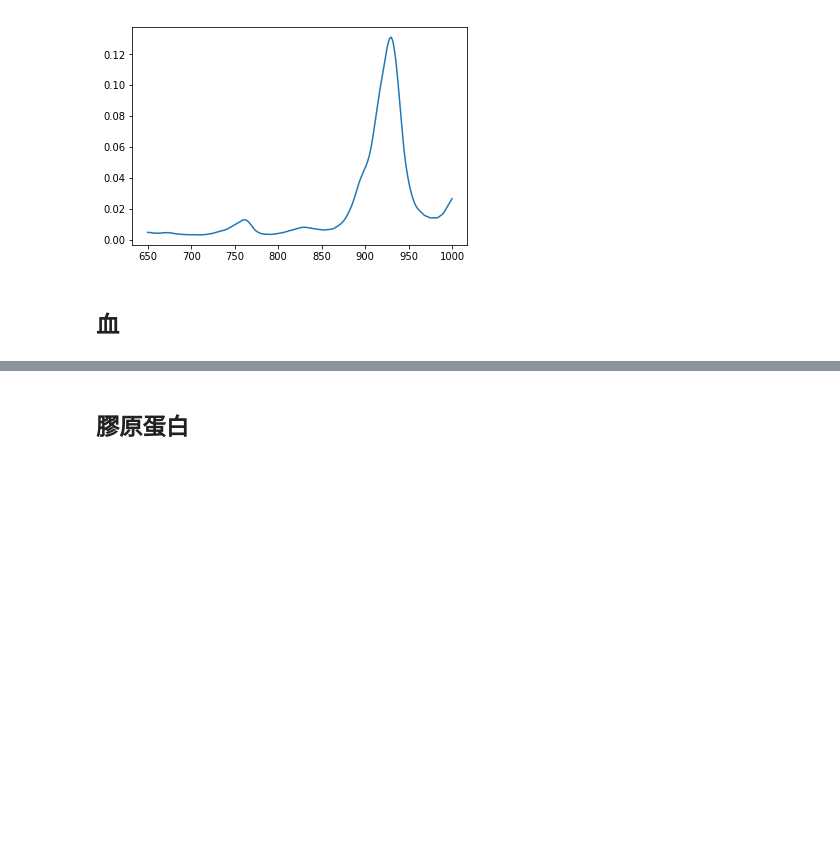
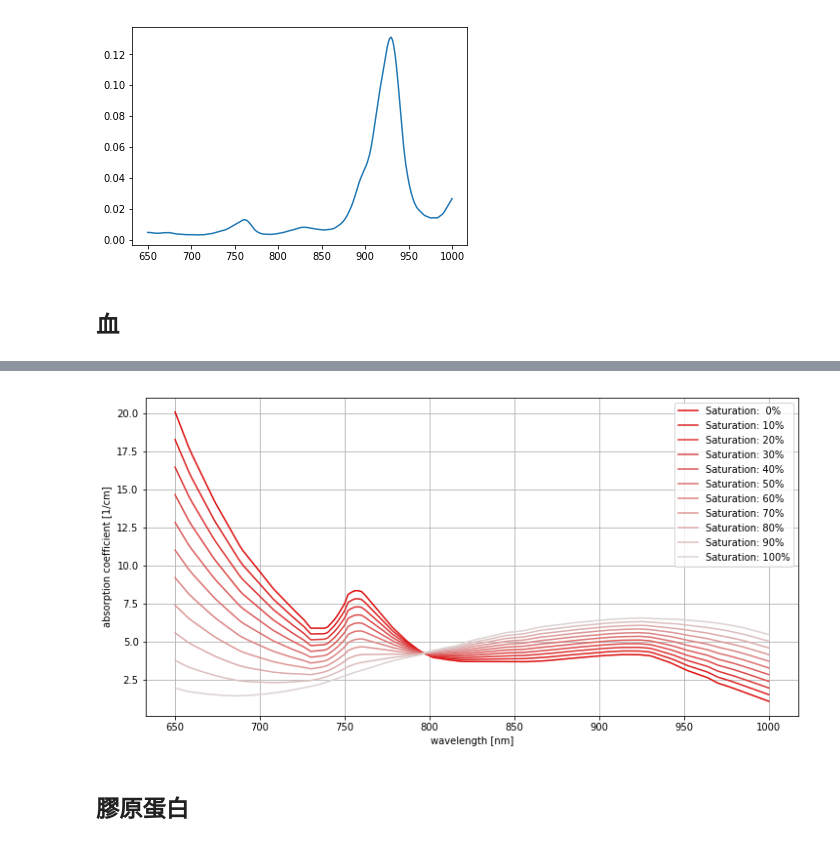
Before and after one commit to ToastCheng/ijv, a Jupyter notebook: n_mua_mus_observe.ipynb, the cells around one changed output, grey strips where cells are left out. Saved outputs shown, nothing was run; the diff lists cells and outputs as text; code cells hidden in the pictures; blank space fills up the shorter version.

```diff
--- a/n_mua_mus_observe.ipynb
+++ b/n_mua_mus_observe.ipynb
@@ -69,3 +88,20 @@ plt.plot(df["wavelength"], df["deoxy"], label="deoxy")
+# %%
+plt.figure(figsize=(12, 6))
+colors = [rgb(220, i, i) for i in range(10, 230, 20)]
+for c, i in zip(colors, np.arange(0, 1.1, 0.1)):
+    plt.plot(
+        df["wavelength"],
+        df["oxy"] * i + df["deoxy"] * (1-i),
+        label="Saturation: {:2d}%".format(int(100*i)),
+        color=c
+    )
+plt.xlabel("wavelength [nm]")
+plt.ylabel("absorption coefficient [1/cm]")
+plt.legend()
+plt.grid()
+plt.show()
+# %% [output]
+[figure, added]
 # %% [markdown]
 ## 膠原蛋白
 # %%
```
Also changed, not shown: parts of 10 cells of this notebook.
